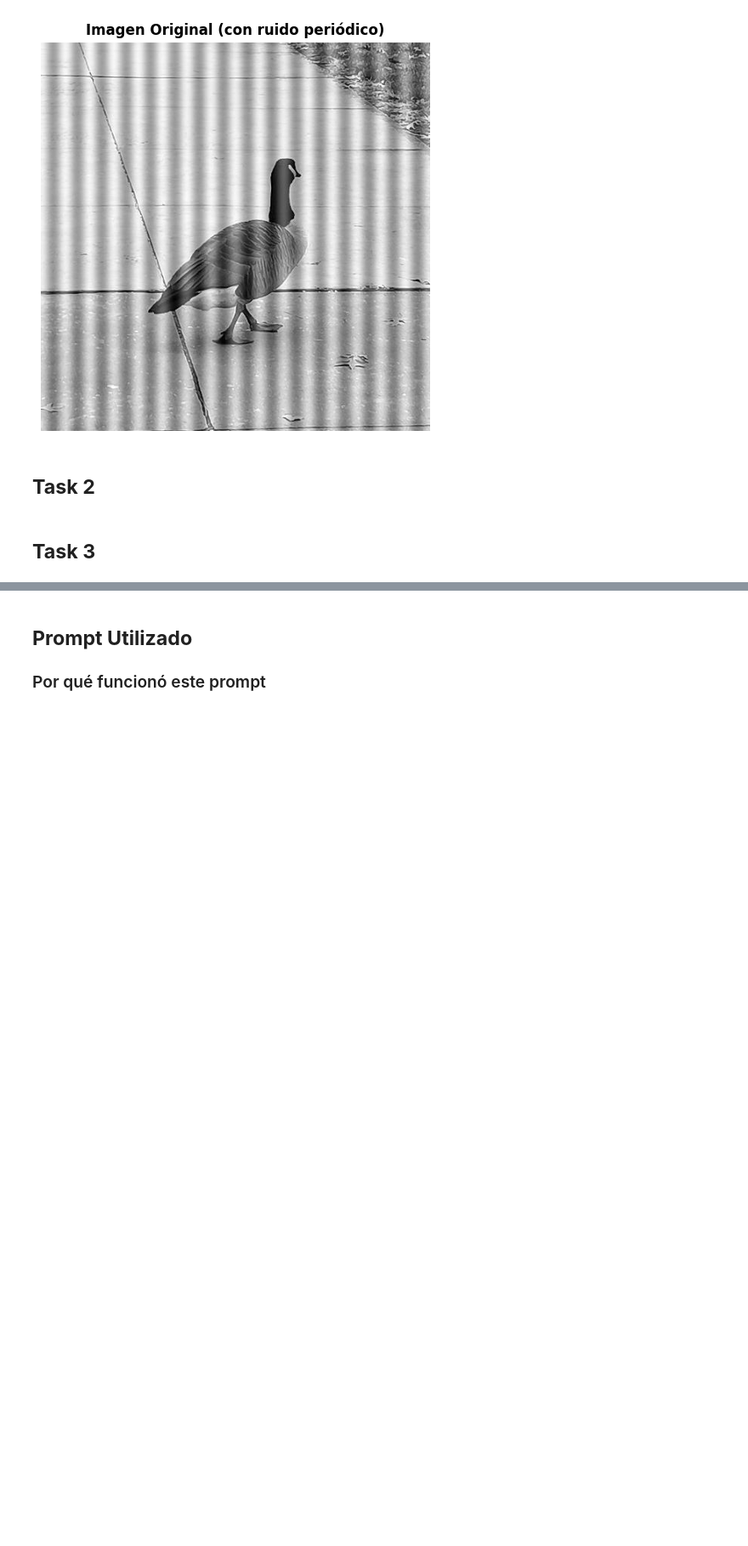
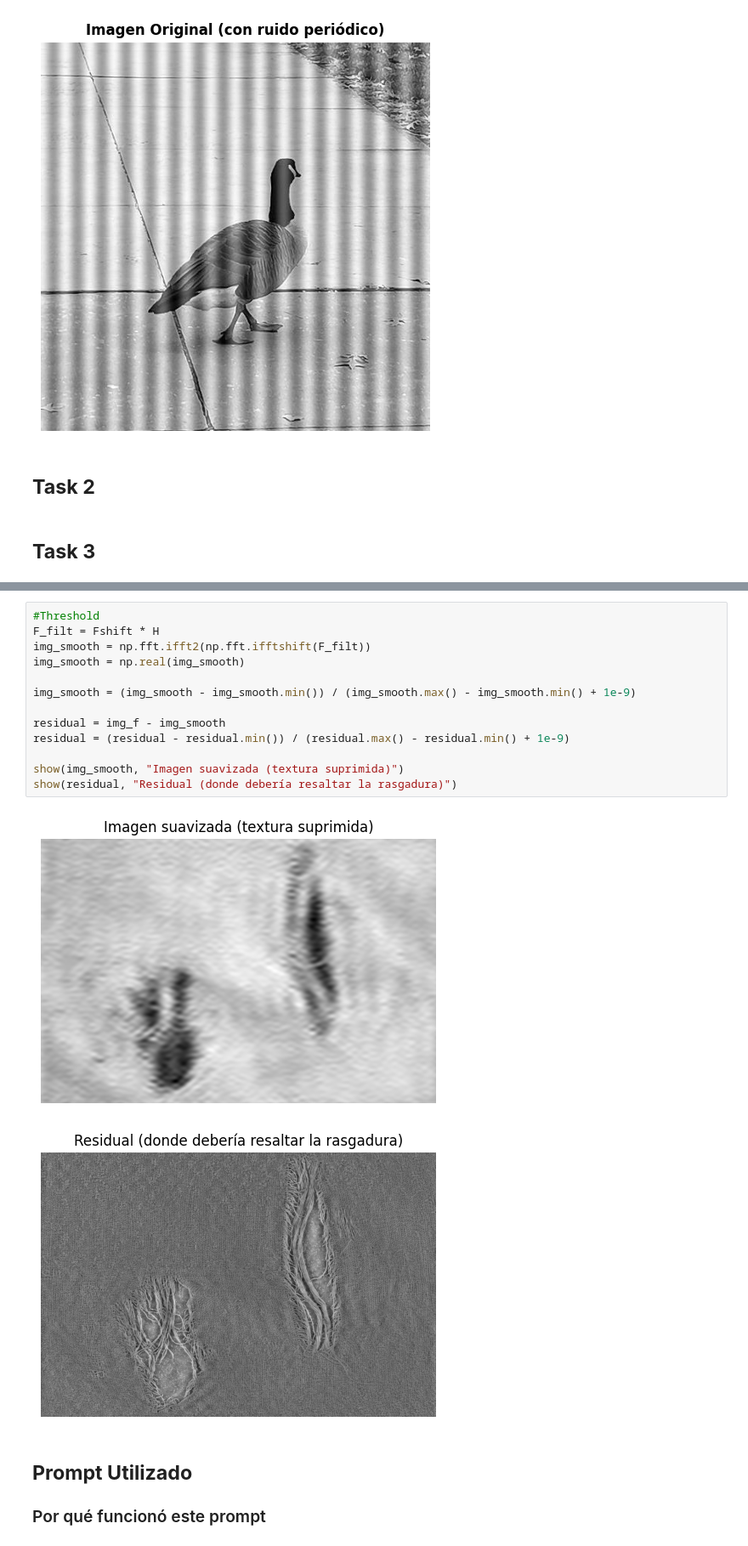
Before and after one commit to paulabaal12/LAB2-VCP, a Jupyter notebook: main.ipynb, the cells around one changed output, grey strips where cells are left out. Shown at 85% size. Drawn from its saved outputs; the diff is of its cells as text; blank space fills up the shorter version.

```diff
--- a/main.ipynb
+++ b/main.ipynb
@@ -36,3 +103,19 @@ plt.tight_layout()
+# %%
+#Threshold
+F_filt = Fshift * H
+img_smooth = np.fft.ifft2(np.fft.ifftshift(F_filt))
+img_smooth = np.real(img_smooth)
+
+img_smooth = (img_smooth - img_smooth.min()) / (img_smooth.max() - img_smooth.min() + 1e-9)
+
+residual = img_f - img_smooth
+residual = (residual - residual.min()) / (residual.max() - residual.min() + 1e-9)
+
+show(img_smooth, "Imagen suavizada (textura suprimida)")
+show(residual, "Residual (donde debería resaltar la rasgadura)")
+# %% [output]
+[figure, added]
+[figure, added]
 # %% [markdown]
 ## **Prompt Utilizado**
 
```
Also changed, not shown: parts of 3 cells of this notebook, 1 other file.
